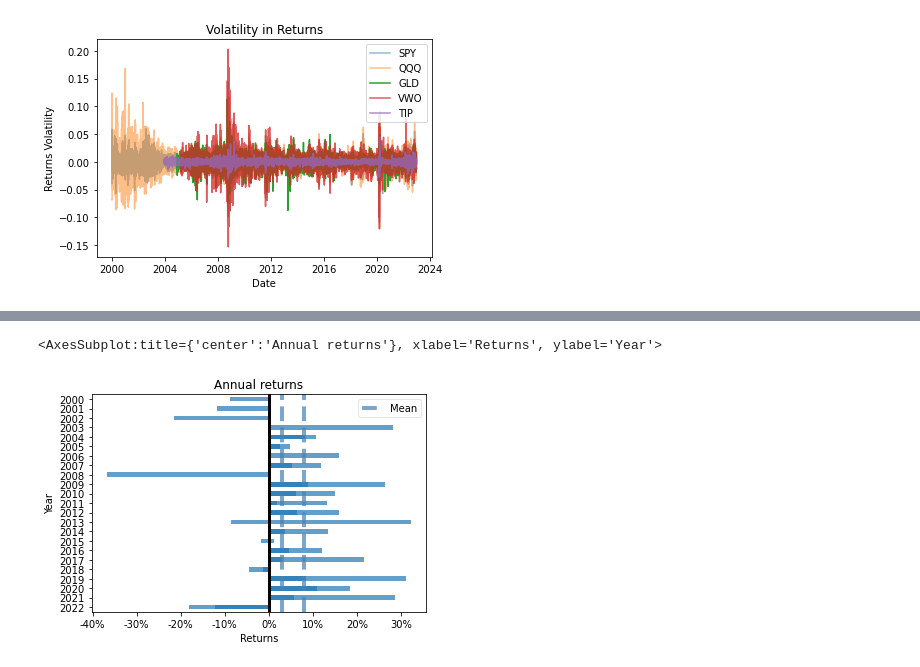
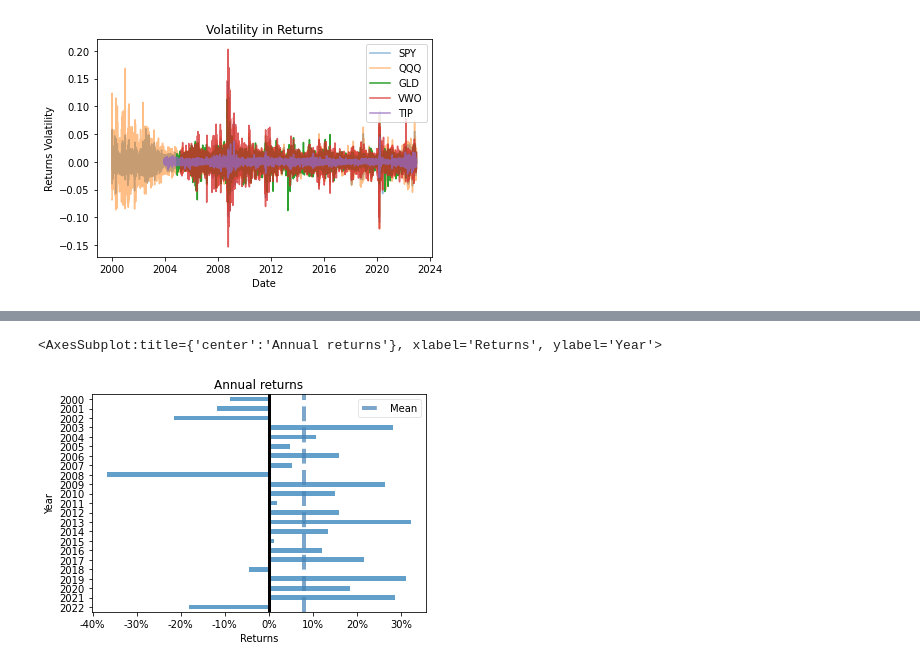
Before and after one commit to cyberkatie/ETF-Trading-Project, a Jupyter notebook: data.ipynb, the cells around one changed output, grey strips where cells are left out. Drawn from its saved outputs; the diff is of its cells as text; code cells hidden in the pictures.

```diff
--- a/data.ipynb
+++ b/data.ipynb
@@ -204,9 +221,9 @@ pf.create_simple_tear_sheet(data['Adj Close']['VWO'].pct_change())
 [figure]
 # %%
-pf.plot_annual_returns(data['Adj Close']['TIP'].pct_change())
+# pf.plot_annual_returns(data['Adj Close']['TIP'].pct_change())
 pf.plot_annual_returns(data['Adj Close']['SPY'].pct_change())
 # pf.plot_annual_returns(data['Adj Close']['QQQ'].pct_change())
 # %% [output]
 <AxesSubplot:title={'center':'Annual returns'}, xlabel='Returns', ylabel='Year'>
-[figure, old version]
+[figure, new version]
 # %%
```
Also changed, not shown: parts of 7 cells of this notebook.
